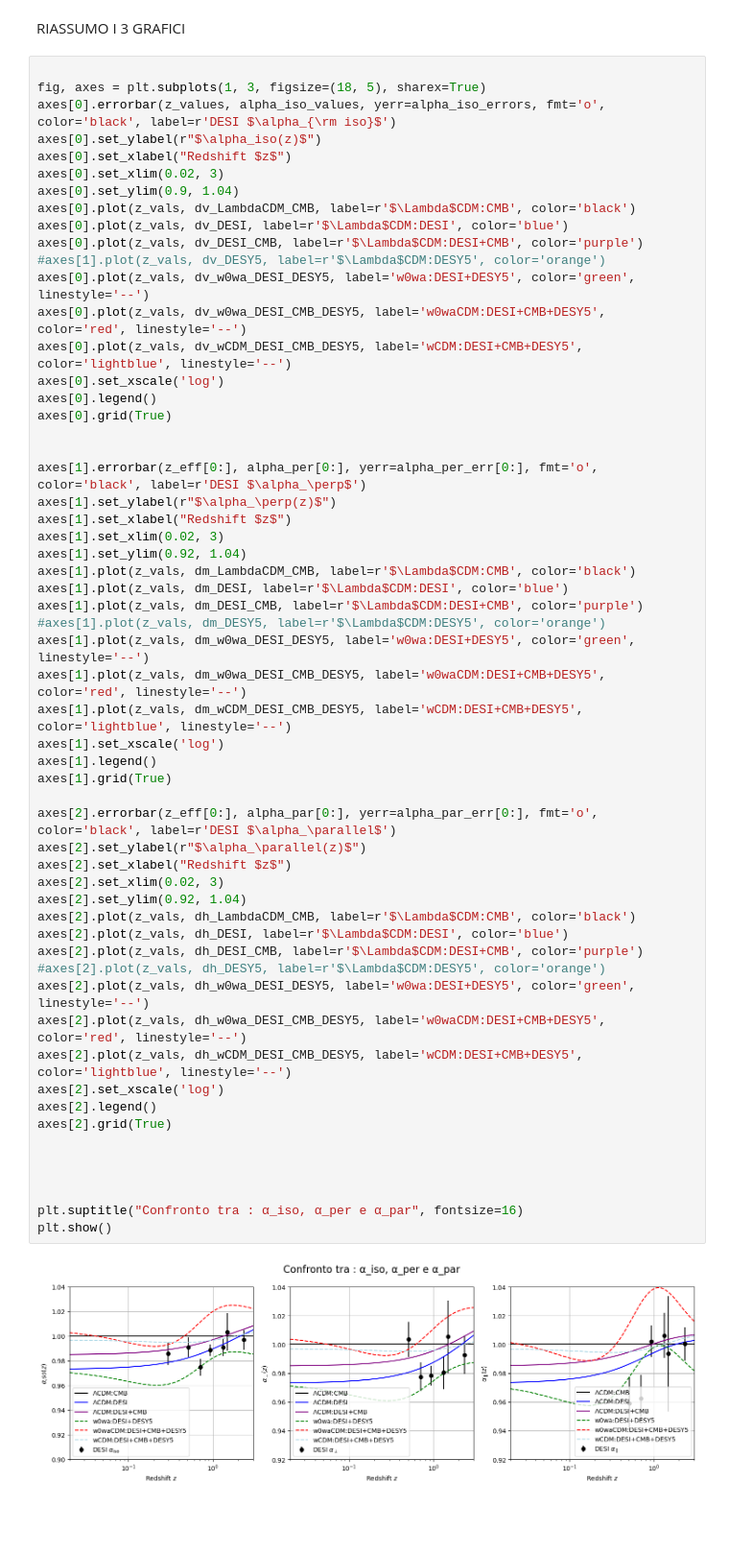
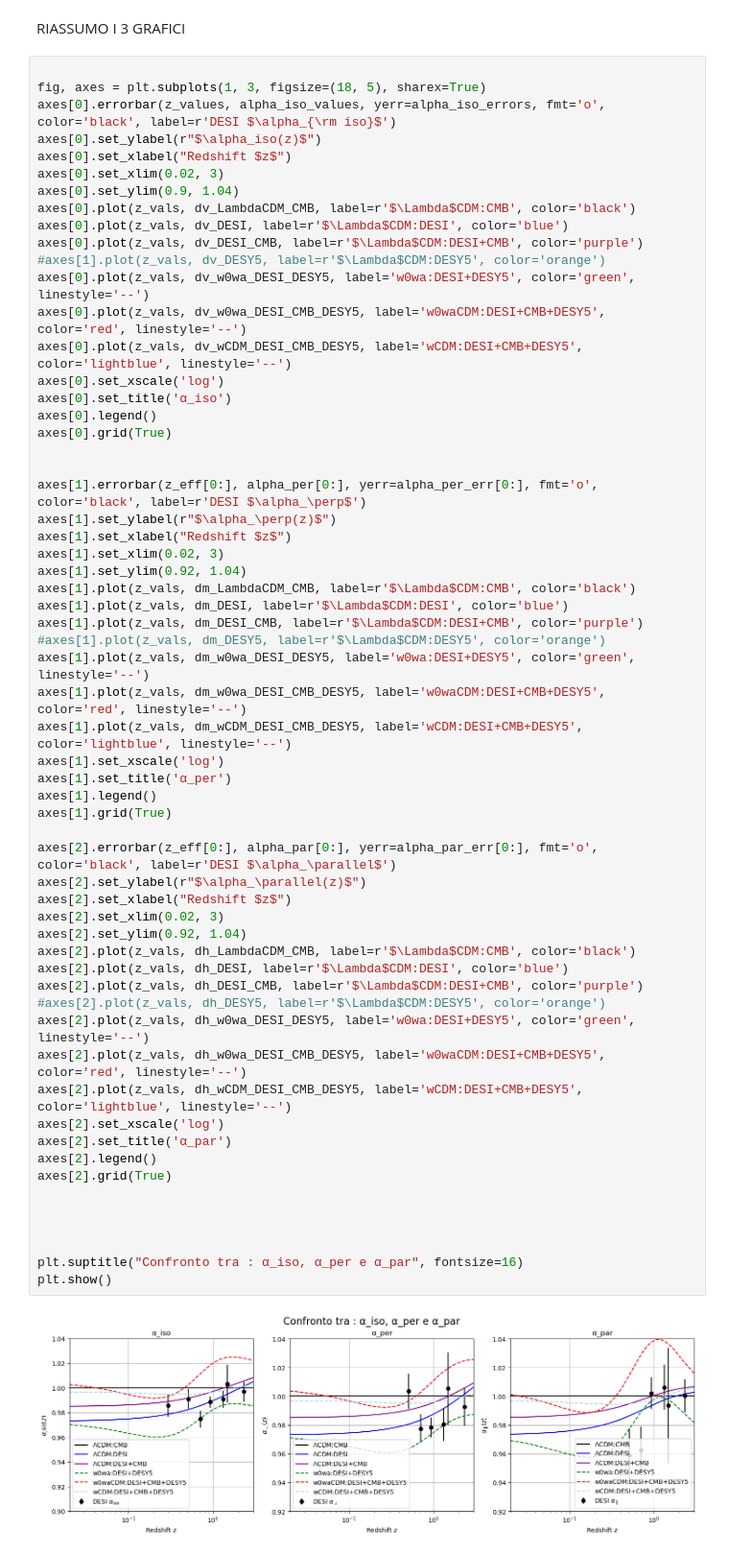
Before and after one commit to maddaba/astrocosmolib, a Jupyter notebook: demo/demo-desi2.ipynb, the cells around one changed output. Shown: that part at 96% size. Cells and saved outputs as stored; diff of their text form; blank space fills up the shorter version.

```diff
--- a/demo/demo-desi2.ipynb
+++ b/demo/demo-desi2.ipynb
@@ -205,6 +205,7 @@ axes[0].plot(z_vals, dv_w0wa_DESI_DESY5, label='w0wa:DESI+DESY5', color='green',
 axes[0].plot(z_vals, dv_w0wa_DESI_CMB_DESY5, label='w0waCDM:DESI+CMB+DESY5', color='red', linestyle='--')
 axes[0].plot(z_vals, dv_wCDM_DESI_CMB_DESY5, label='wCDM:DESI+CMB+DESY5', color='lightblue', linestyle='--')
 axes[0].set_xscale('log')
+axes[0].set_title('α_iso')
 axes[0].legend()
 axes[0].grid(True)
 
@@ -220,31 +221,33 @@ axes[1].plot(z_vals, dm_DESI_CMB, label=r'$\Lambda$CDM:DESI+CMB', color='purple'
 #axes[1].plot(z_vals, dm_DESY5, label=r'$\Lambda$CDM:DESY5', color='orange')
 axes[1].plot(z_vals, dm_w0wa_DESI_DESY5, label='w0wa:DESI+DESY5', color='green', linestyle='--')
 axes[1].plot(z_vals, dm_w0wa_DESI_CMB_DESY5, label='w0waCDM:DESI+CMB+DESY5', color='red', linestyle='--')
 axes[1].plot(z_vals, dm_wCDM_DESI_CMB_DESY5, label='wCDM:DESI+CMB+DESY5', color='lightblue', linestyle='--')
 axes[1].set_xscale('log')
+axes[1].set_title('α_per')
 axes[1].legend()
 axes[1].grid(True)
 
 axes[2].errorbar(z_eff[0:], alpha_par[0:], yerr=alpha_par_err[0:], fmt='o', color='black', label=r'DESI $\alpha_\parallel$')
 axes[2].set_ylabel(r"$\alpha_\parallel(z)$")
 axes[2].set_xlabel("Redshift $z$")
 axes[2].set_xlim(0.02, 3)
 axes[2].set_ylim(0.92, 1.04)
 axes[2].plot(z_vals, dh_LambdaCDM_CMB, label=r'$\Lambda$CDM:CMB', color='black')
 axes[2].plot(z_vals, dh_DESI, label=r'$\Lambda$CDM:DESI', color='blue')
 axes[2].plot(z_vals, dh_DESI_CMB, label=r'$\Lambda$CDM:DESI+CMB', color='purple')
 #axes[2].plot(z_vals, dh_DESY5, label=r'$\Lambda$CDM:DESY5', color='orange')
 axes[2].plot(z_vals, dh_w0wa_DESI_DESY5, label='w0wa:DESI+DESY5', color='green', linestyle='--')
 axes[2].plot(z_vals, dh_w0wa_DESI_CMB_DESY5, label='w0waCDM:DESI+CMB+DESY5', color='red', linestyle='--')
 axes[2].plot(z_vals, dh_wCDM_DESI_CMB_DESY5, label='wCDM:DESI+CMB+DESY5', color='lightblue', linestyle='--')
 axes[2].set_xscale('log')
+axes[2].set_title('α_par')
 axes[2].legend()
 axes[2].grid(True)
 
 
 
 
 plt.suptitle("Confronto tra : α_iso, α_per e α_par", fontsize=16)
 plt.show()
 # %% [output]
-[figure, old version]
+[figure, new version]
```
